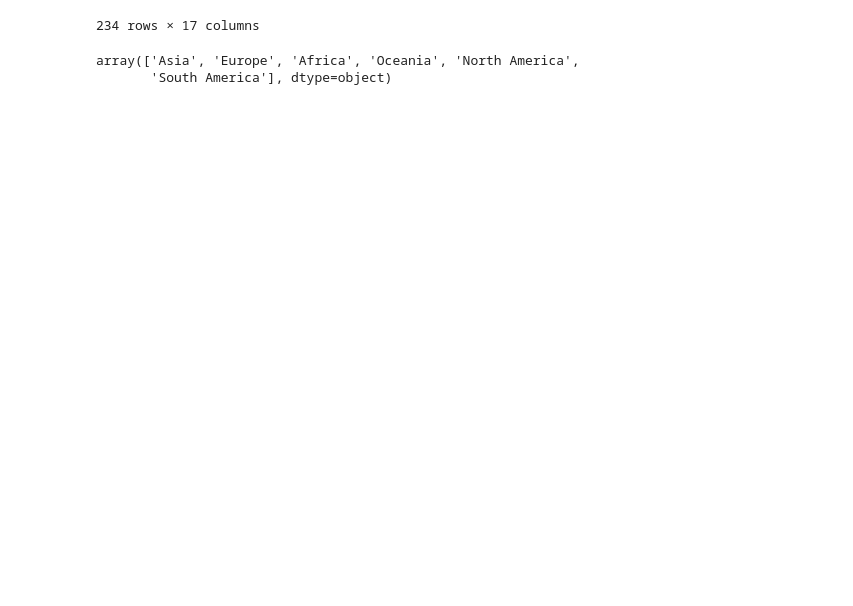
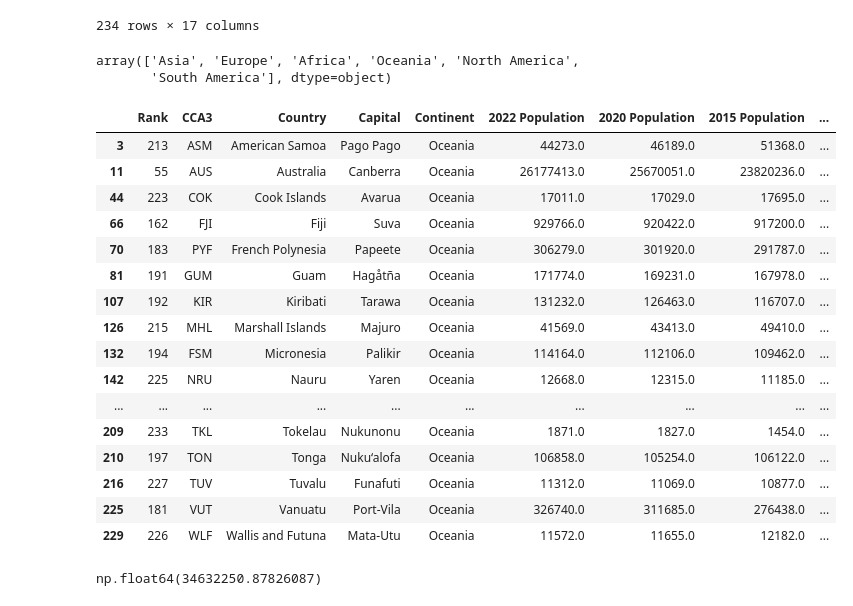
Before and after one commit to surajadkhari/Student-Mental-Health-Risk-Prediction, a Jupyter notebook: code.ipynb, the cells around one changed output. Drawn from its saved outputs; the diff is of its cells as text; code cells hidden in the pictures; blank space fills up the shorter version.

```diff
--- a/code.ipynb
+++ b/code.ipynb
@@ -460,3 +460,28 @@ df.Continent.unique() #To see a list of unique values we can use the unique() fu
 # %% [output]
 array(['Asia', 'Europe', 'Africa', 'Oceania', 'North America',
        'South America'], dtype=object)
+# %%
+df.loc[df.Continent=="Oceania"]
+#df.Continent.value_counts()
+# %% [output]
+|  | Rank | CCA3 | Country | Capital | Continent | 2022 Population | 2020 Population | 2015 Population | ... |
+| 3 | 213 | ASM | American Samoa | Pago Pago | Oceania | 44273.0 | 46189.0 | 51368.0 | ... |
+| 11 | 55 | AUS | Australia | Canberra | Oceania | 26177413.0 | 25670051.0 | 23820236.0 | ... |
+| 44 | 223 | COK | Cook Islands | Avarua | Oceania | 17011.0 | 17029.0 | 17695.0 | ... |
+| 66 | 162 | FJI | Fiji | Suva | Oceania | 929766.0 | 920422.0 | 917200.0 | ... |
+| 70 | 183 | PYF | French Polynesia | Papeete | Oceania | 306279.0 | 301920.0 | 291787.0 | ... |
+| 81 | 191 | GUM | Guam | Hagåtña | Oceania | 171774.0 | 169231.0 | 167978.0 | ... |
+| 107 | 192 | KIR | Kiribati | Tarawa | Oceania | 131232.0 | 126463.0 | 116707.0 | ... |
+| 126 | 215 | MHL | Marshall Islands | Majuro | Oceania | 41569.0 | 43413.0 | 49410.0 | ... |
+| 132 | 194 | FSM | Micronesia | Palikir | Oceania | 114164.0 | 112106.0 | 109462.0 | ... |
+| 142 | 225 | NRU | Nauru | Yaren | Oceania | 12668.0 | 12315.0 | 11185.0 | ... |
+| ... | ... | ... | ... | ... | ... | ... | ... | ... | ... |
+| 209 | 233 | TKL | Tokelau | Nukunonu | Oceania | 1871.0 | 1827.0 | 1454.0 | ... |
+| 210 | 197 | TON | Tonga | Nuku‘alofa | Oceania | 106858.0 | 105254.0 | 106122.0 | ... |
+| 216 | 227 | TUV | Tuvalu | Funafuti | Oceania | 11312.0 | 11069.0 | 10877.0 | ... |
+| 225 | 181 | VUT | Vanuatu | Port-Vila | Oceania | 326740.0 | 311685.0 | 276438.0 | ... |
+| 229 | 226 | WLF | Wallis and Futuna | Mata-Utu | Oceania | 11572.0 | 11655.0 | 12182.0 | ... |
+# %%
+df["2022 Population"].mean()
+# %% [output]
+np.float64(34632250.87826087)
```
